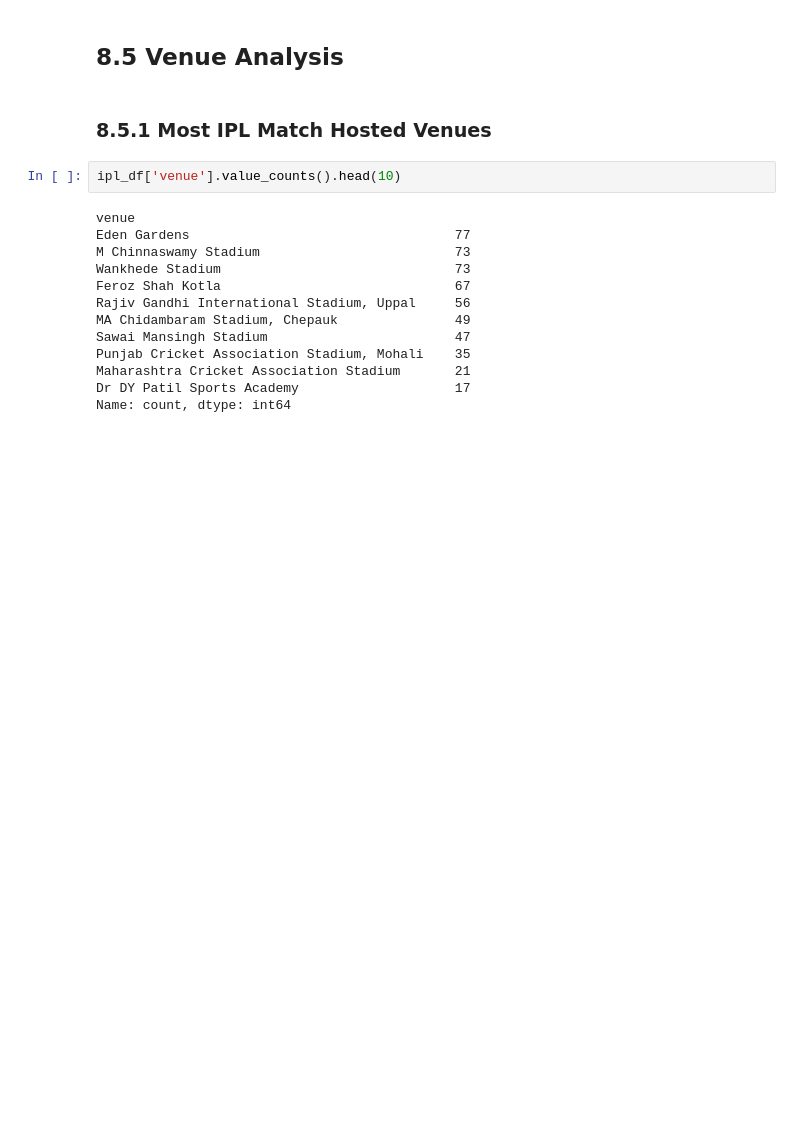
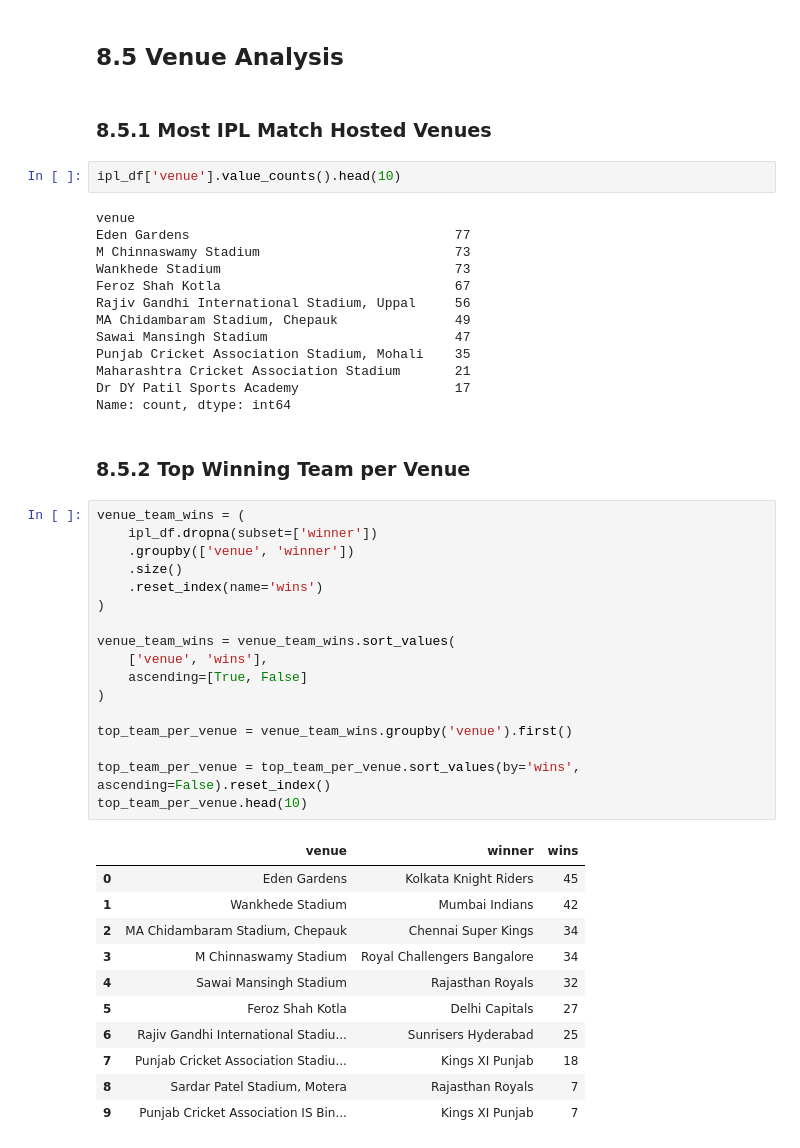
Before and after one commit to vidushan-ds/academic-data-wrangler, a Jupyter notebook: cricket-performance-analytics/cricket_analyz.ipynb, the cells around one changed output. Saved outputs shown, nothing was run; the diff lists cells and outputs as text; blank space fills up the shorter version.

Commit message:
feat: analyz top winning team per venue

```diff
--- a/cricket-performance-analytics/cricket_analyz.ipynb
+++ b/cricket-performance-analytics/cricket_analyz.ipynb
@@ -445,3 +445,34 @@ Punjab Cricket Association Stadium, Mohali    35
 Maharashtra Cricket Association Stadium       21
 Dr DY Patil Sports Academy                    17
 Name: count, dtype: int64
+# %% [markdown]
+### 8.5.2 Top Winning Team per Venue
+# %%
+venue_team_wins = (
+    ipl_df.dropna(subset=['winner'])
+    .groupby(['venue', 'winner'])
+    .size()
+    .reset_index(name='wins')
+)
+
+venue_team_wins = venue_team_wins.sort_values(
+    ['venue', 'wins'],
+    ascending=[True, False]
+)
+
+top_team_per_venue = venue_team_wins.groupby('venue').first()
+
+top_team_per_venue = top_team_per_venue.sort_values(by='wins', ascending=False).reset_index()
+top_team_per_venue.head(10)
+# %% [output]
+|  | venue | winner | wins |
+| 0 | Eden Gardens | Kolkata Knight Riders | 45 |
+| 1 | Wankhede Stadium | Mumbai Indians | 42 |
+| 2 | MA Chidambaram Stadium, Chepauk | Chennai Super Kings | 34 |
+| 3 | M Chinnaswamy Stadium | Royal Challengers Bangalore | 34 |
+| 4 | Sawai Mansingh Stadium | Rajasthan Royals | 32 |
+| 5 | Feroz Shah Kotla | Delhi Capitals | 27 |
+| 6 | Rajiv Gandhi International Stadiu... | Sunrisers Hyderabad | 25 |
+| 7 | Punjab Cricket Association Stadiu... | Kings XI Punjab | 18 |
+| 8 | Sardar Patel Stadium, Motera | Rajasthan Royals | 7 |
+| 9 | Punjab Cricket Association IS Bin... | Kings XI Punjab | 7 |
```
